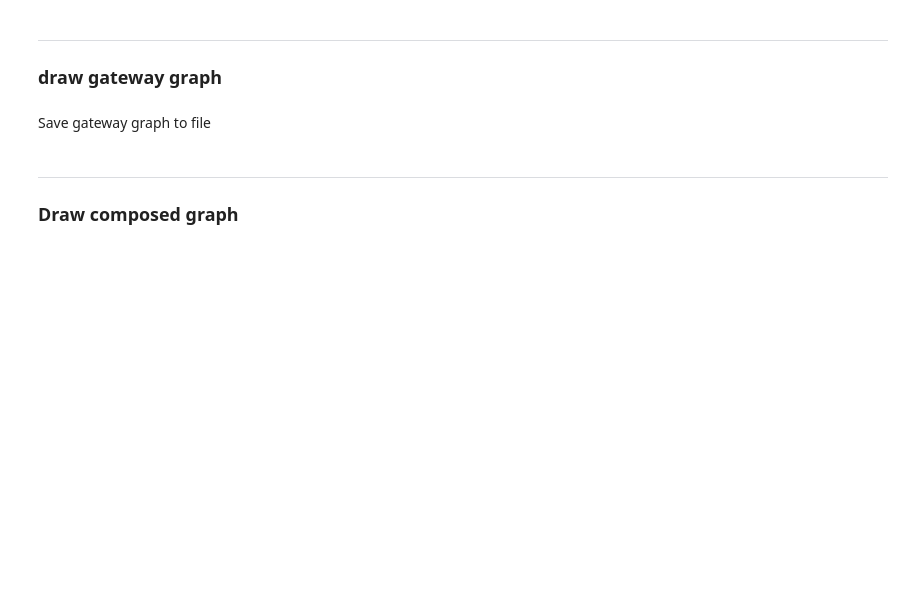
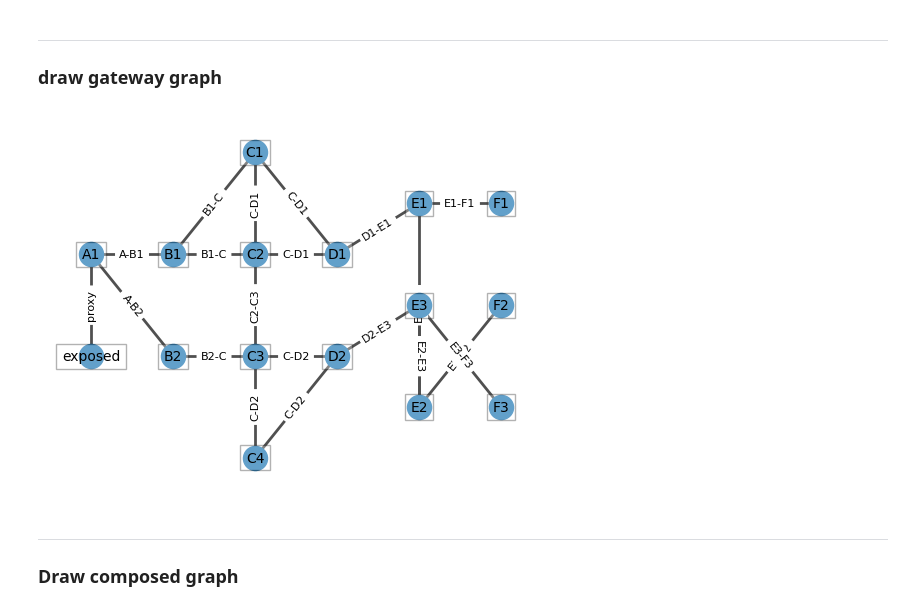
Before and after one commit to Cforcharming/mAGG, a Jupyter notebook: main.ipynb, the cells around one changed output. Cells and saved outputs as stored; diff of their text form; code cells hidden in the pictures; blank space fills up the shorter version.

```diff
--- a/main.ipynb
+++ b/main.ipynb
@@ -104,4 +155,34 @@ plt.savefig(topology_graph_path, transparent=True)
 # %% [markdown]
 ---
 ### draw gateway graph
+# %%
+plt.axis("off")
+subset_sizes = [5, 5, 4, 3, 2, 4, 4, 3]
+subset_color = [
+    "gold",
+    "violet",
+    "violet",
+    "violet",
+    "violet",
+    "limegreen",
+    "limegreen",
+    "darkorange",
+]
+for n in topology_layer.gateway_graph:
+    topology_layer.gateway_graph.add_node(n, layer=n[0])
+topology_layer.gateway_graph.add_node('exposed', layer='A')
+pos = nx.multipartite_layout(topology_layer.gateway_graph, subset_key='layer')
+nx.draw_networkx_nodes(topology_layer.gateway_graph, pos, node_size=300)
+nx.draw_networkx_edges(topology_layer.gateway_graph, pos, width=2, edge_color='#505050')
+label_options = {"ec": "k", "fc": "white", "alpha": 0.3}
+nx.draw_networkx_labels(topology_layer.gateway_graph, pos, font_size=10, bbox=label_options)
+nx.draw_networkx_edge_labels(topology_layer.gateway_graph, pos, font_size=8, edge_labels=topology_layer.gateway_graph_labels)
+# plt.show()
+gateway_graph_folder = os.path.join(result_dir, str(times))
+if not os.path.exists(gateway_graph_folder):
+    os.makedirs(gateway_graph_folder)
+gateway_graph_path = os.path.join(gateway_graph_folder, 'gateway-graph.png')
+plt.savefig(gateway_graph_path, transparent=True, dpi=300)
+# %% [output]
+[figure, added]
 # %%
@@ -115,2 +200,0 @@ plt.show()
-# %% [markdown]
-Save gateway graph to file
```
Also changed, not shown: parts of 25 cells of this notebook.
